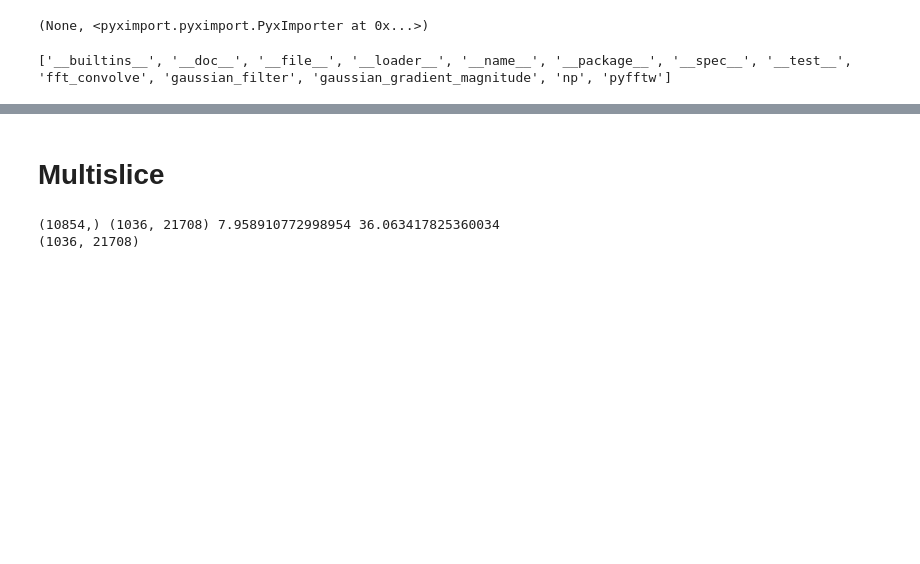
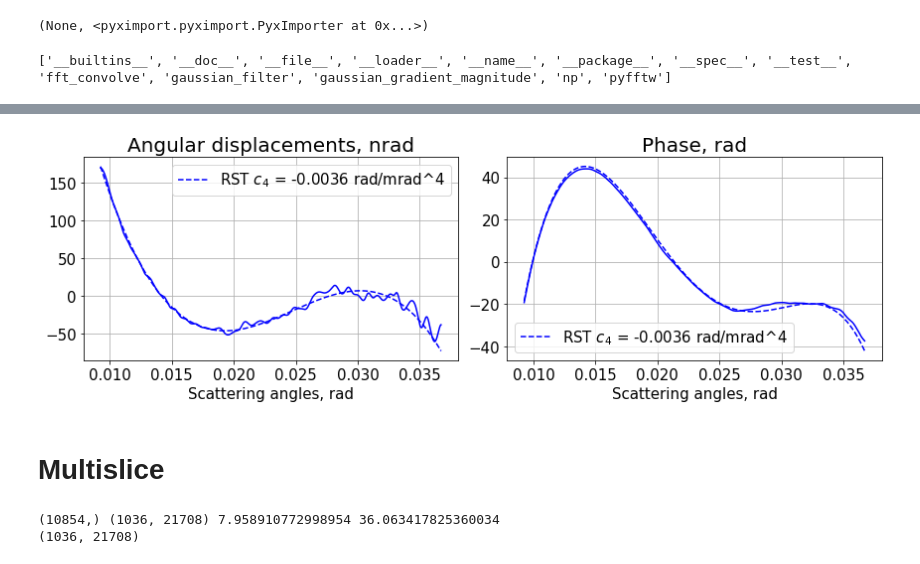
Before and after one commit to simply-nicky/pyrost, a Jupyter notebook: dev.ipynb, the cells around one changed output, grey strips where cells are left out. Saved outputs shown, nothing was run; the diff lists cells and outputs as text; code cells hidden in the pictures; blank space fills up the shorter version.

```diff
--- a/dev.ipynb
+++ b/dev.ipynb
@@ -198,3 +106,29 @@ plt.show()
+# %%
+fit_obj = data.get_fit(axis=1, center=20)
+fit_obj = fit_obj.remove_linear_term()
+fit = fit_obj.fit(max_order=3)
+# %%
+fig, axes = plt.subplots(1, 2, figsize=(12, 4))
+axes[0].plot(fit_obj.thetas, fit_obj.theta_ab * 1e9, 'b')
+axes[0].plot(fit_obj.thetas, fit_obj.model(fit['fit']) * fit_obj.ref_ap * 1e9,
+             'b--', label=fr"RST $c_4$ = {fit['c_4']:.4f} rad/mrad^4")
+axes[0].set_title('Angular displacements, nrad', fontsize=20)
+
+axes[1].plot(fit_obj.thetas, fit_obj.phase, 'b')
+axes[1].plot(fit_obj.thetas, fit_obj.model(fit['ph_fit']), 'b--',
+             label=fr"RST $c_4$ = {fit['c_4']:.4f} rad/mrad^4")
+axes[1].set_title('Phase, rad', fontsize=20)
+for ax in axes:
+    ax.legend(fontsize=15)
+    ax.tick_params(labelsize=15)
+    ax.set_xlabel('Scattering angles, rad', fontsize=15)
+    ax.grid(True)
+# plt.show()
+fig.set_facecolor('w')
+plt.tight_layout()
+plt.savefig('figures/sigray_fits.png', dpi=300)
+# %% [output]
+[figure, added]
 # %% [markdown]
 # Multislice
 # %%
```
Also changed, not shown: parts of 31 cells of this notebook, 18 other files.
